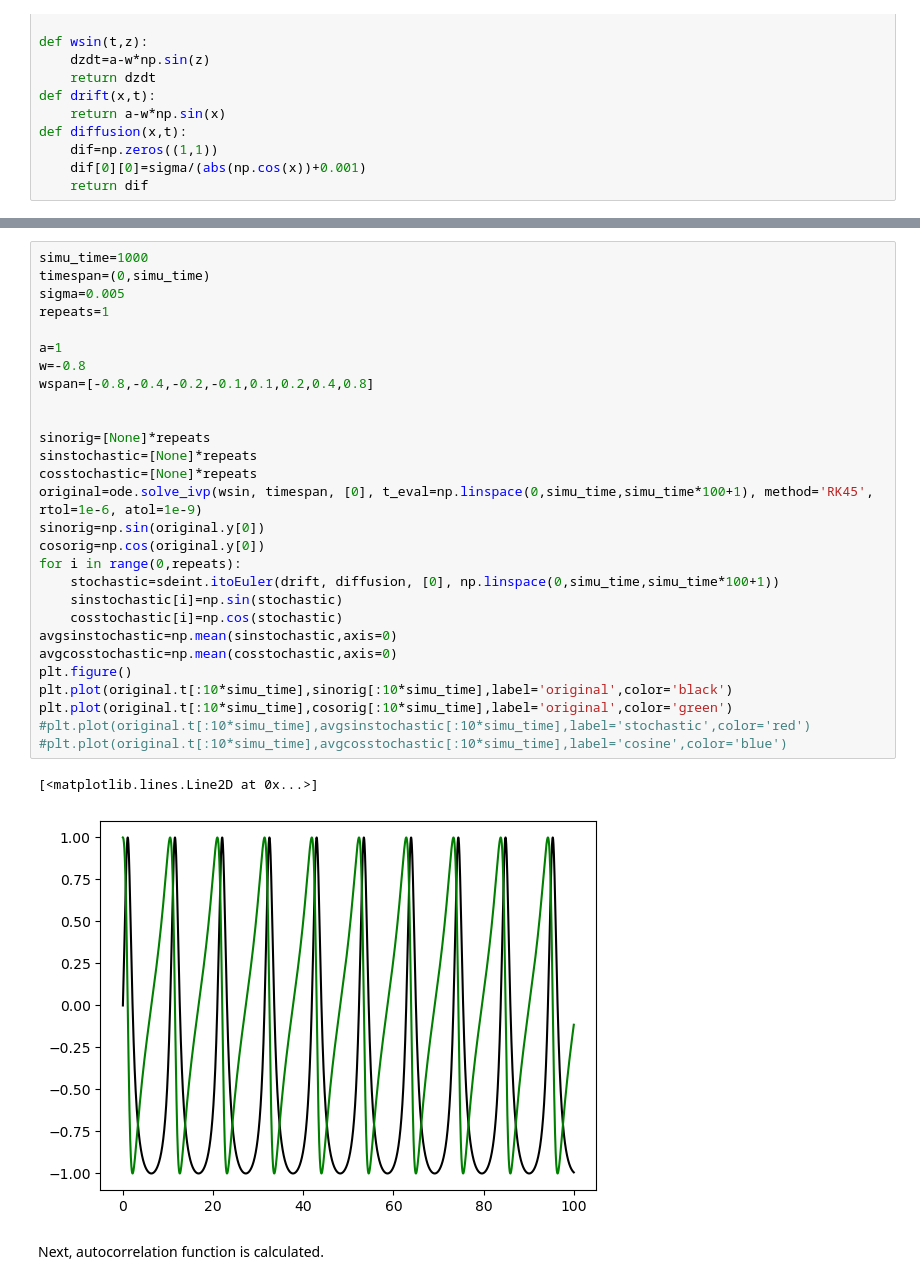
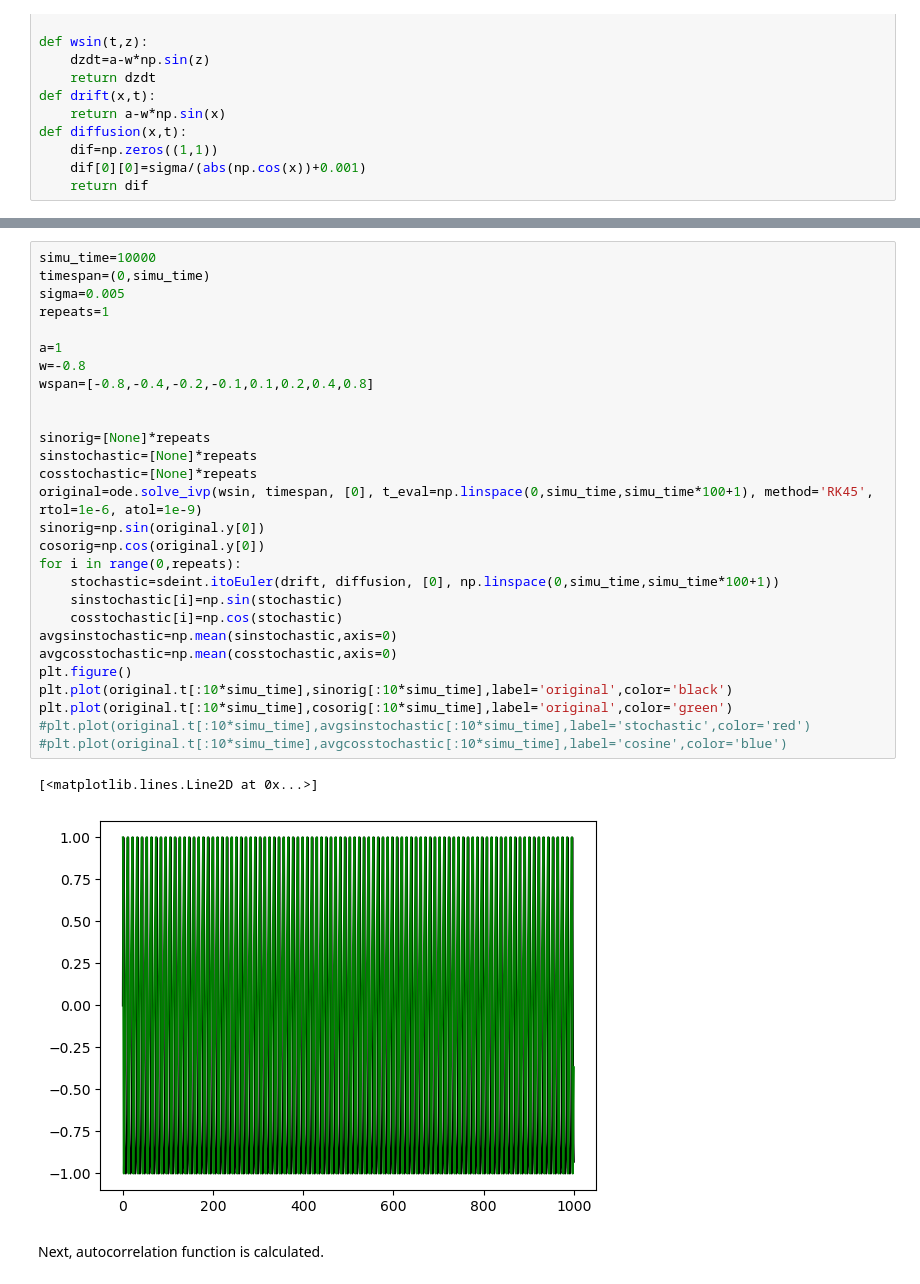
Before and after one commit to Macintosh-Yufei-Zhao/siderophore-game, a Jupyter notebook: w-asintheta.ipynb, the cells around one changed output, grey strips where cells are left out. Saved outputs shown, nothing was run; the diff lists cells and outputs as text.

```diff
--- a/w-asintheta.ipynb
+++ b/w-asintheta.ipynb
@@ -33,34 +48,34 @@ def diffusion(x,t):
 # %%
-simu_time=1000
+simu_time=10000
 timespan=(0,simu_time)
 sigma=0.005
 repeats=1
 
 a=1
 w=-0.8
 wspan=[-0.8,-0.4,-0.2,-0.1,0.1,0.2,0.4,0.8]
 
 
 sinorig=[None]*repeats
 sinstochastic=[None]*repeats
 cosstochastic=[None]*repeats
 original=ode.solve_ivp(wsin, timespan, [0], t_eval=np.linspace(0,simu_time,simu_time*100+1), method='RK45', rtol=1e-6, atol=1e-9)
 sinorig=np.sin(original.y[0])
 cosorig=np.cos(original.y[0])
 for i in range(0,repeats):
     stochastic=sdeint.itoEuler(drift, diffusion, [0], np.linspace(0,simu_time,simu_time*100+1))
     sinstochastic[i]=np.sin(stochastic)
     cosstochastic[i]=np.cos(stochastic)
 avgsinstochastic=np.mean(sinstochastic,axis=0)
 avgcosstochastic=np.mean(cosstochastic,axis=0)
 plt.figure()
 plt.plot(original.t[:10*simu_time],sinorig[:10*simu_time],label='original',color='black')
 plt.plot(original.t[:10*simu_time],cosorig[:10*simu_time],label='original',color='green')
 #plt.plot(original.t[:10*simu_time],avgsinstochastic[:10*simu_time],label='stochastic',color='red')
 #plt.plot(original.t[:10*simu_time],avgcosstochastic[:10*simu_time],label='cosine',color='blue')
 # %% [output]
 [<matplotlib.lines.Line2D at 0x...>]
-[figure, old version]
+[figure, new version]
 # %% [markdown]
 Next, autocorrelation function is calculated.
 # %%
```
Also changed, not shown: parts of 4 cells of this notebook, 8 other files.
